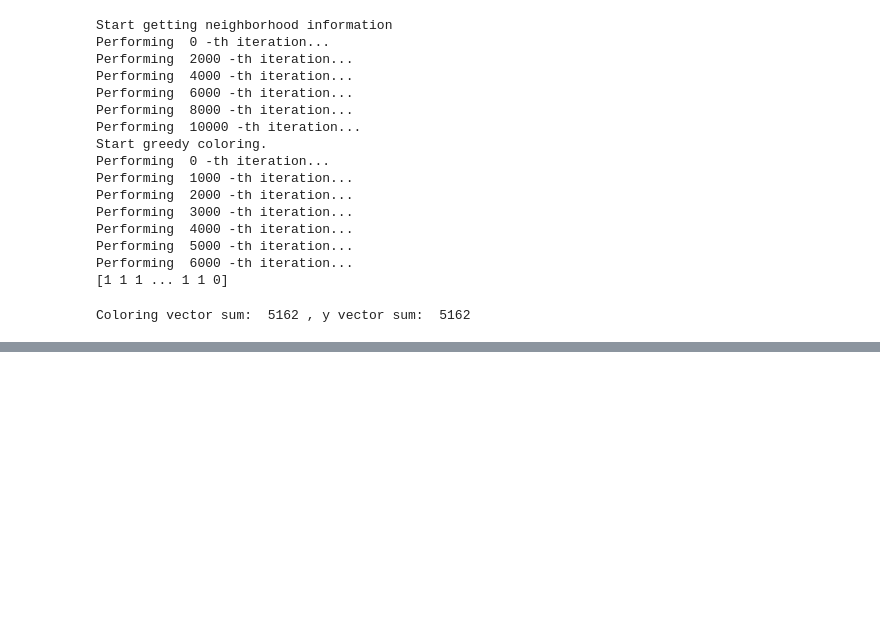
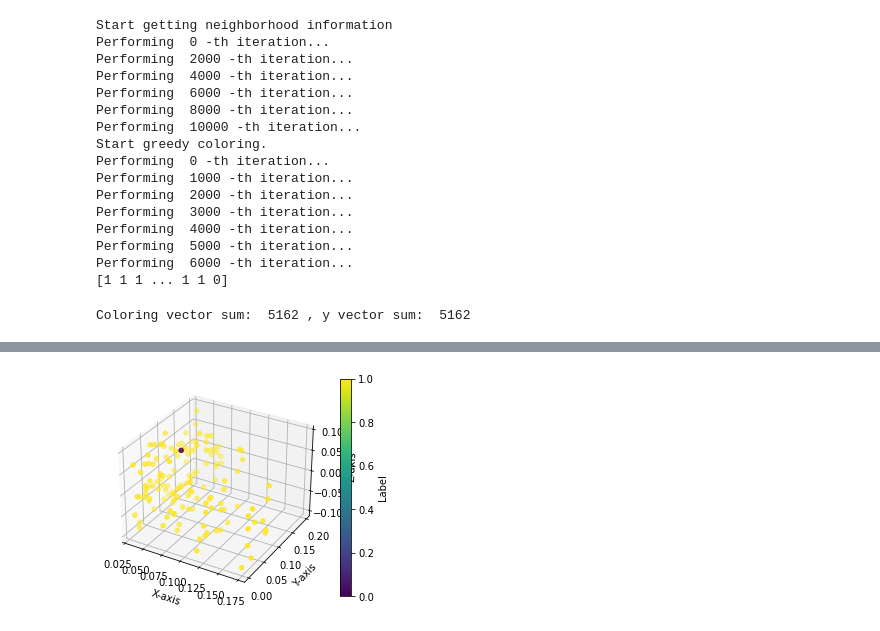
Before and after one commit to jihwanoh123/particle_trajectory, a Jupyter notebook: util_.ipynb, the cells around one changed output, grey strips where cells are left out. Cells and saved outputs as stored; diff of their text form; code cells hidden in the pictures; blank space fills up the shorter version.

Commit message:
Full and reduced 2d, 3d graphics included

```diff
--- a/util_.ipynb
+++ b/util_.ipynb
@@ -88,7 +88,7 @@ def color_df_red(original_X,color):
                    &(X_color['y']>0)&(X_color['r']<0.2)]
     return X_color_red
 def plot3d(df,st):
-    fig = plt.figure(figsize=(10, 8))
+    fig = plt.figure(figsize=(6, 4))
     ax = fig.add_subplot(111, projection='3d')
     # Replace 'x', 'y', 'z', and 'label' with the actual column names in your DataFrame
     x = df['x']
@@ -145,6 +145,8 @@ print("Coloring vector sum: ",coloring.sum(), ", y vector sum: ",y.sum())
 # %% [output]
 Coloring vector sum:  5162 , y vector sum:  5162
 # %%
-X_color = color_df_red(X,coloring)
-X_color.shape
+X_color = color_df(X,coloring)
+X_color_red = color_df_red(X,coloring)
+print("Color included data frame: ",X_color.shape,
+      "\n After reduction: ",X_color_red.shape)
 # %% [output]
@@ -164,0 +165,5 @@ plot2d(X_color,'color')
+# %%
+#Reduced 3d graphic
+plot3d(X_color_red,'color')
+# %% [output]
+[figure, added]
```
Also changed, not shown: parts of 7 cells of this notebook.
